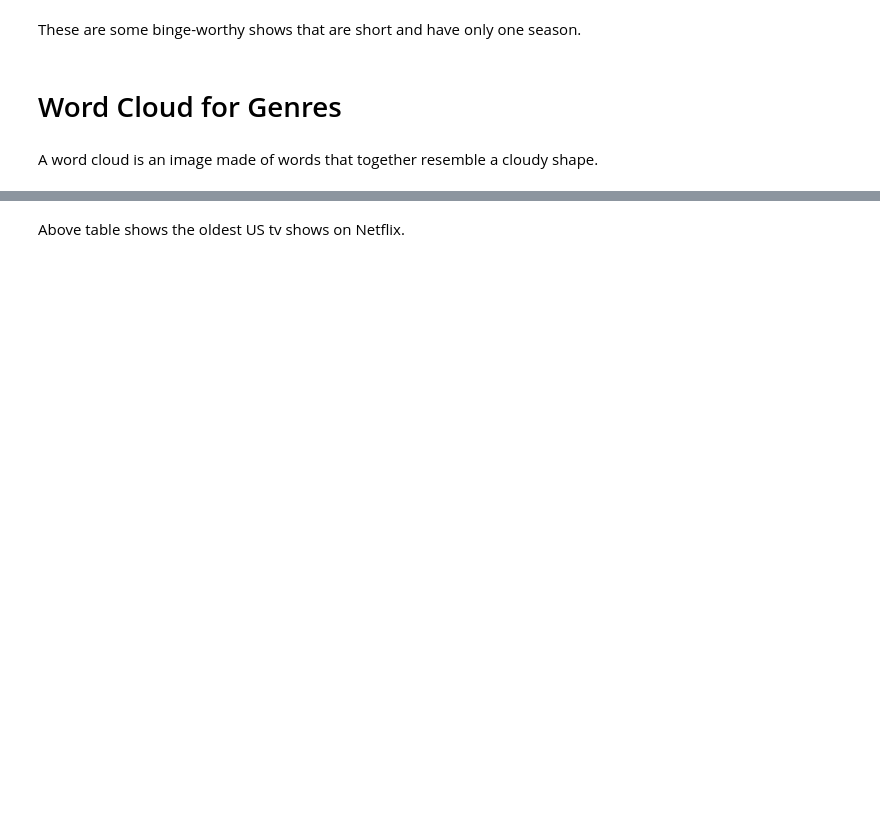
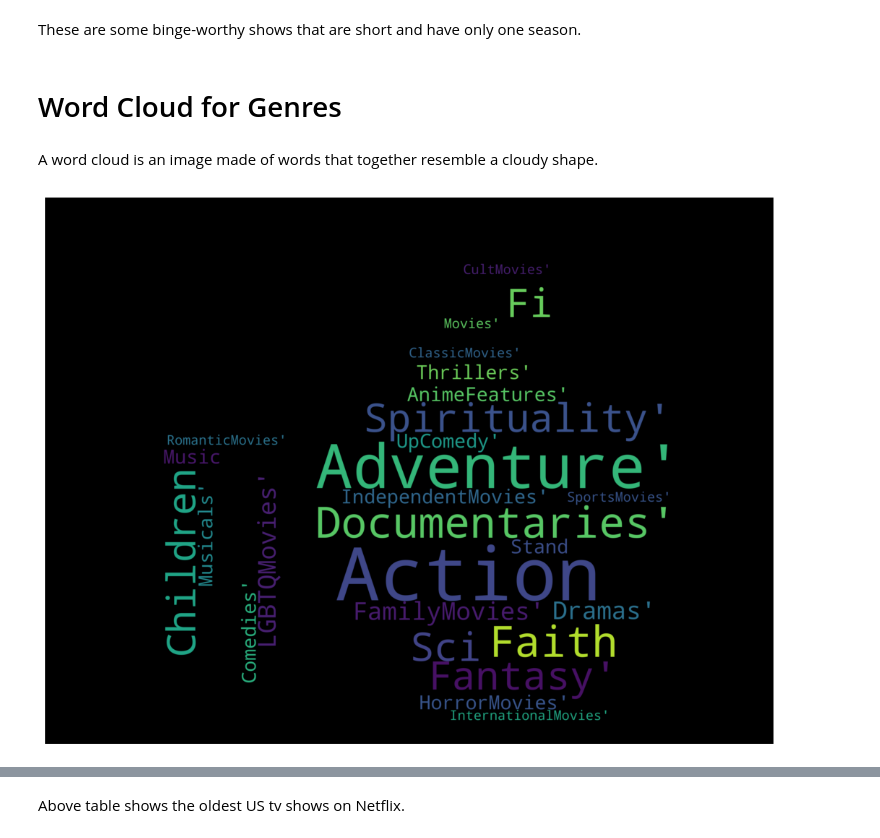
Before and after one commit to Guillermo112/Trabajo-Final-MLE, a Jupyter notebook: notebooks/netflix-recommendation-2.ipynb, the cells around one changed output, grey strips where cells are left out. Saved outputs shown, nothing was run; the diff lists cells and outputs as text; code cells hidden in the pictures; blank space fills up the shorter version.

```diff
--- a/notebooks/netflix-recommendation-2.ipynb
+++ b/notebooks/netflix-recommendation-2.ipynb
@@ -321,14 +494,16 @@ A word cloud is an image made of words that together resemble a cloudy shape.
 # %%
 from wordcloud import WordCloud, STOPWORDS, ImageColorGenerator
 
 text = list(set(gen))
 
-mask=np.array(Image.open('../input/masks/upvote.png'))
+mask=np.array(Image.open('../data/raw/upvote.png'))
 wordcloud = WordCloud(max_words=1000000,background_color="black",mask=mask).generate(str(text))
 plt.rcParams['figure.figsize'] = (13, 13)
 plt.imshow(wordcloud,interpolation="bilinear")
 plt.axis("off")
 plt.show()
+# %% [output]
+[figure, added]
 # %%
 us_series_data=netflix_shows[netflix_shows['country']=='United States']
 # %%
```
Also changed, not shown: parts of 29 cells of this notebook.
